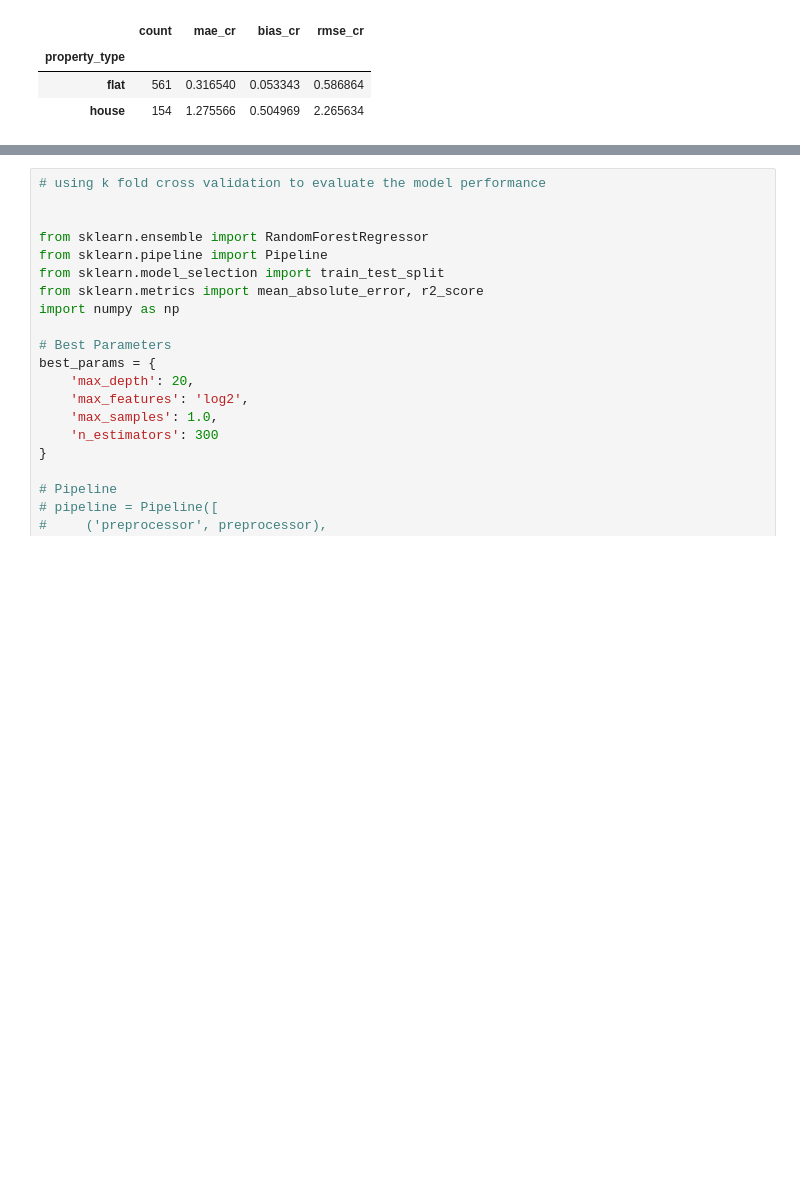
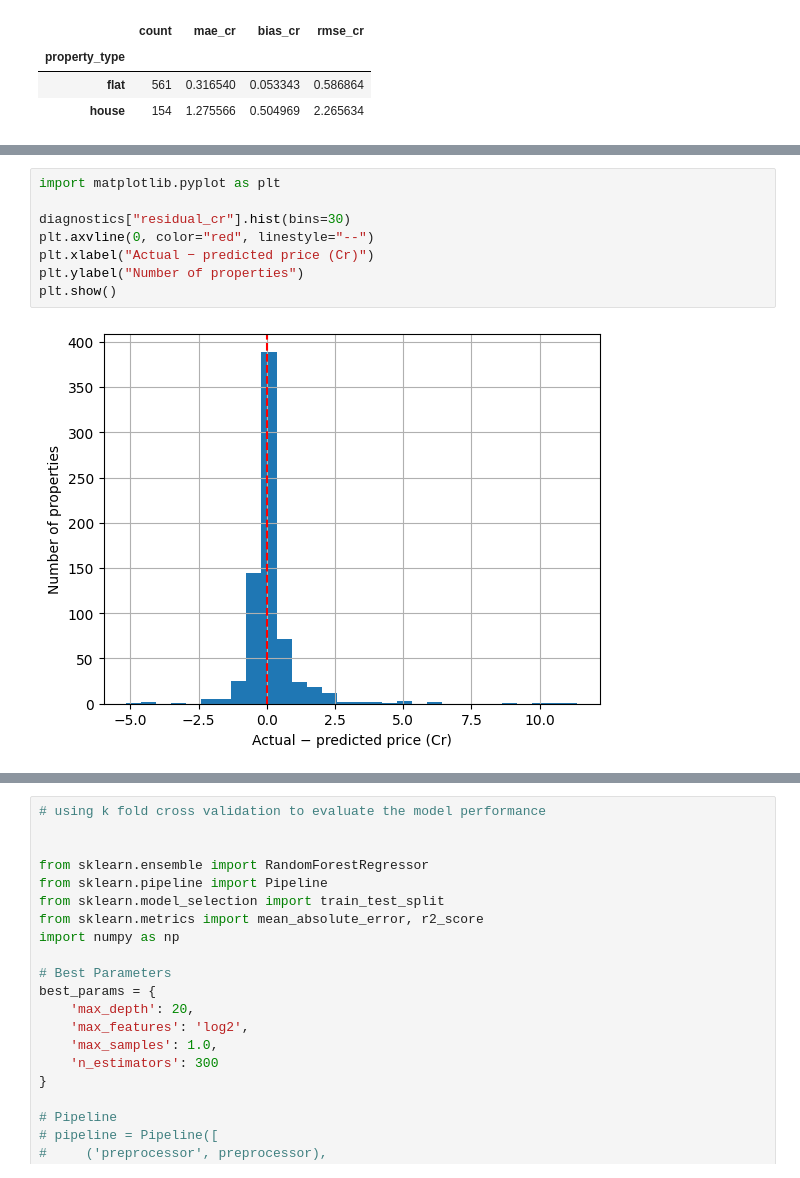
Before and after one commit to SurbhitParashar/RealEstate-ML-CapstoneProject, a Jupyter notebook: modelSelection/model-selection.ipynb, the cells around one changed output, grey strips where cells are left out. Drawn from its saved outputs; the diff is of its cells as text; blank space fills up the shorter version.

```diff
--- a/modelSelection/model-selection.ipynb
+++ b/modelSelection/model-selection.ipynb
@@ -1135,0 +1343,10 @@ segment_metrics
+# %%
+import matplotlib.pyplot as plt
+
+diagnostics["residual_cr"].hist(bins=30)
+plt.axvline(0, color="red", linestyle="--")
+plt.xlabel("Actual − predicted price (Cr)")
+plt.ylabel("Number of properties")
+plt.show()
+# %% [output]
+[figure, added]
```
Also changed, not shown: parts of 9 cells of this notebook.
